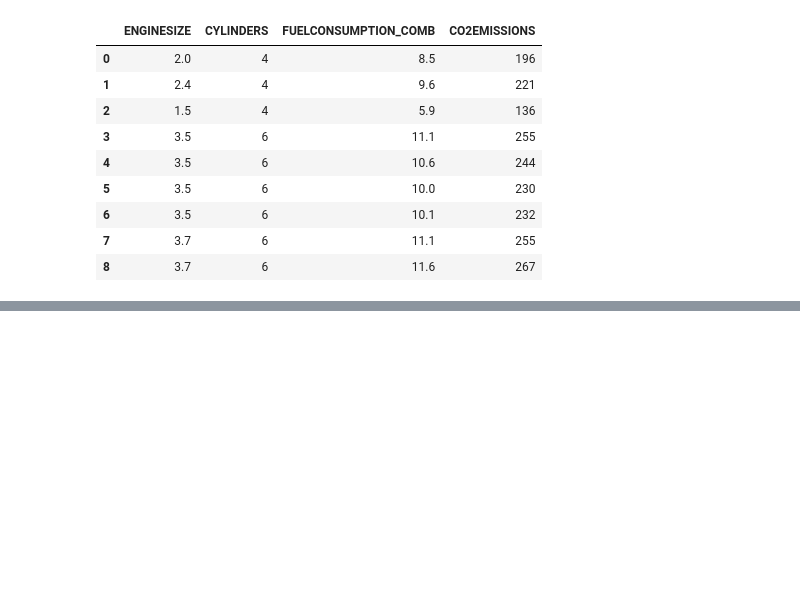
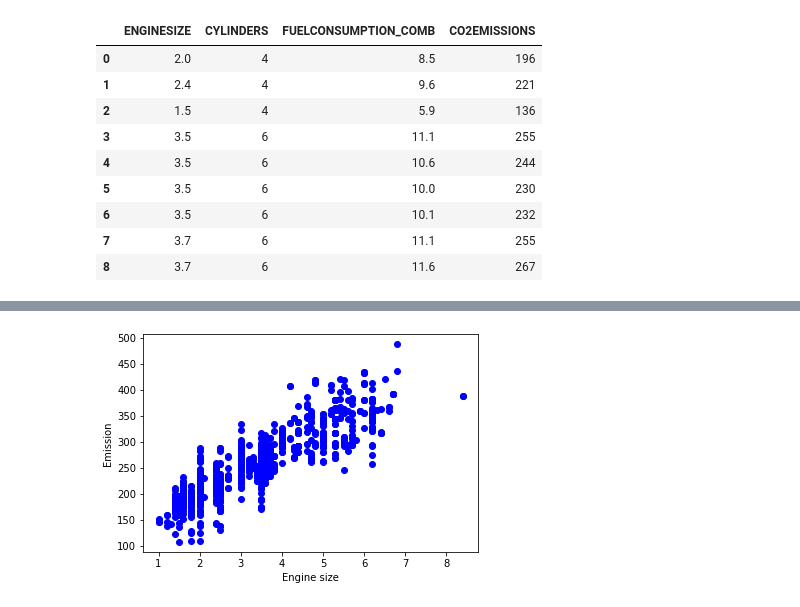
Before and after one commit to muwongelawrence-tech/Fuel-consumption-in-canada, a Jupyter notebook: Fuel consumption in Canada 2.ipynb, the cells around one changed output, grey strips where cells are left out. Drawn from its saved outputs; the diff is of its cells as text; code cells hidden in the pictures; blank space fills up the shorter version.

```diff
--- a/Fuel consumption in Canada 2.ipynb
+++ b/Fuel consumption in Canada 2.ipynb
@@ -54,0 +62,7 @@ NameError: name 'plt' is not defined
+# %%
+plt.scatter(cdf.ENGINESIZE, cdf.CO2EMISSIONS,  color='blue')
+plt.xlabel("Engine size")
+plt.ylabel("Emission")
+plt.show()
+# %% [output]
+[figure, added]
```
Also changed, not shown: parts of 3 cells of this notebook.
